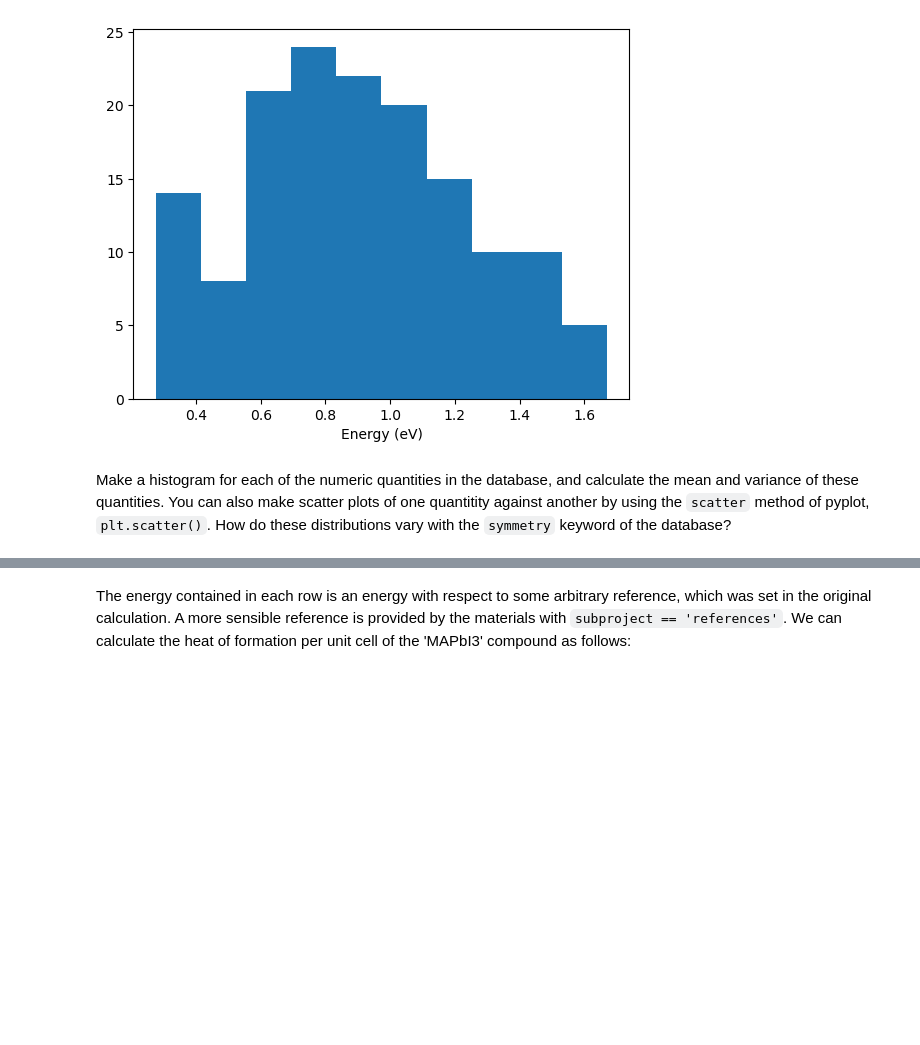
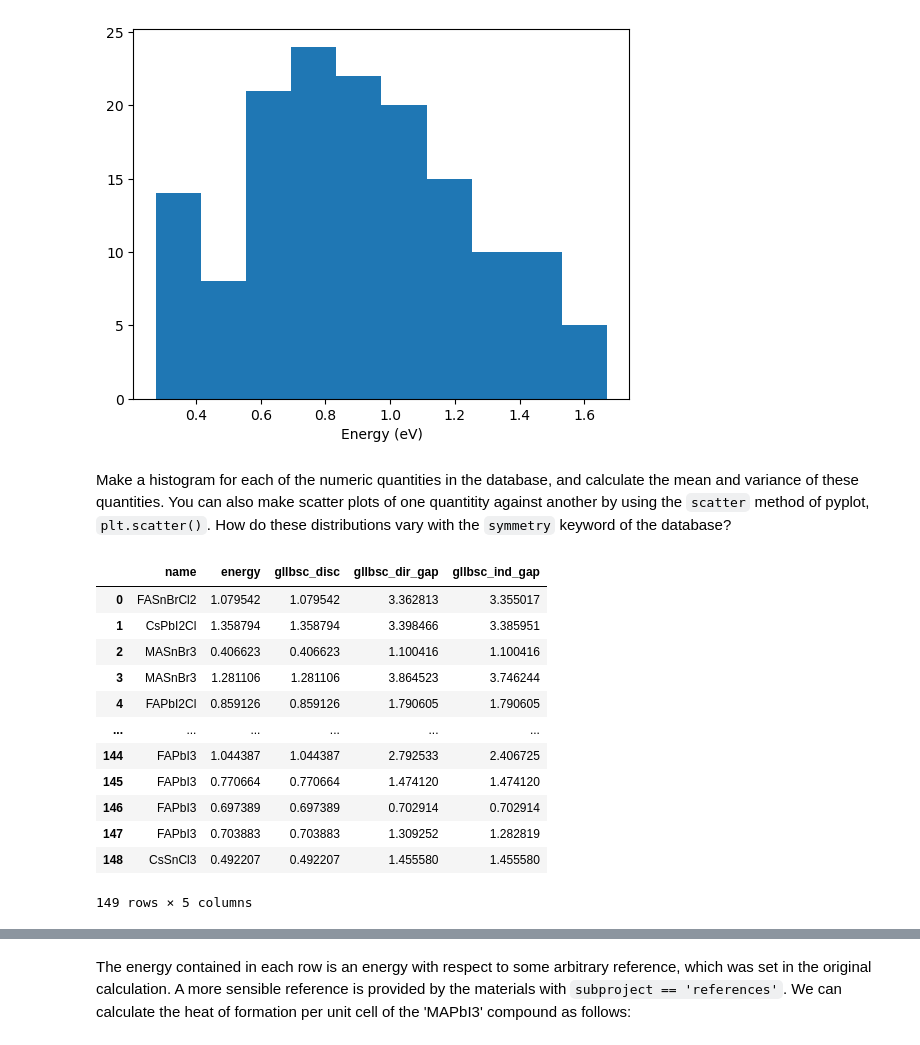
Before and after one commit to thangckt/note_dft, a Jupyter notebook: notebook/7_1.ml_design_mat.ipynb, the cells around one changed output, grey strips where cells are left out. Drawn from its saved outputs; the diff is of its cells as text; code cells hidden in the pictures; blank space fills up the shorter version.

```diff
--- a/notebook/7_1.ml_design_mat.ipynb
+++ b/notebook/7_1.ml_design_mat.ipynb
@@ -145,3 +146,26 @@ Variance of `gllbsc_disc` = 0.1132
 Make a histogram for each of the numeric quantities in the database, and calculate the mean and variance of these quantities. You can also make scatter plots of one quantitity against another by using the `scatter` method of pyplot, `plt.scatter()`. How do these distributions vary with the `symmetry` keyword of the database?
 # %%
 numeric_quantities = ["energy", "gllbsc_disc", "gllbsc_dir_gap", "gllbsc_ind_gap"]
+# %%
+## convert to pandas for convenient access
+organometal_rows = [x for x in db.select(project='organometal')]
+df = pd.DataFrame({'name': [x.name for x in organometal_rows],
+                'energy': [x.gllbsc_disc for x in organometal_rows],
+                'gllbsc_disc': [x.gllbsc_disc for x in organometal_rows],
+                'gllbsc_dir_gap': [x.gllbsc_dir_gap for x in organometal_rows],
+                'gllbsc_ind_gap': [x.gllbsc_ind_gap for x in organometal_rows],} )
+df
+# %% [output]
+|  | name | energy | gllbsc_disc | gllbsc_dir_gap | gllbsc_ind_gap |
+| 0 | FASnBrCl2 | 1.079542 | 1.079542 | 3.362813 | 3.355017 |
+| 1 | CsPbI2Cl | 1.358794 | 1.358794 | 3.398466 | 3.385951 |
+| 2 | MASnBr3 | 0.406623 | 0.406623 | 1.100416 | 1.100416 |
+| 3 | MASnBr3 | 1.281106 | 1.281106 | 3.864523 | 3.746244 |
+| 4 | FAPbI2Cl | 0.859126 | 0.859126 | 1.790605 | 1.790605 |
+| ... | ... | ... | ... | ... | ... |
+| 144 | FAPbI3 | 1.044387 | 1.044387 | 2.792533 | 2.406725 |
+| 145 | FAPbI3 | 0.770664 | 0.770664 | 1.474120 | 1.474120 |
+| 146 | FAPbI3 | 0.697389 | 0.697389 | 0.702914 | 0.702914 |
+| 147 | FAPbI3 | 0.703883 | 0.703883 | 1.309252 | 1.282819 |
+| 148 | CsSnCl3 | 0.492207 | 0.492207 | 1.455580 | 1.455580 |
+149 rows × 5 columns
```
Also changed, not shown: parts of 10 cells of this notebook.
